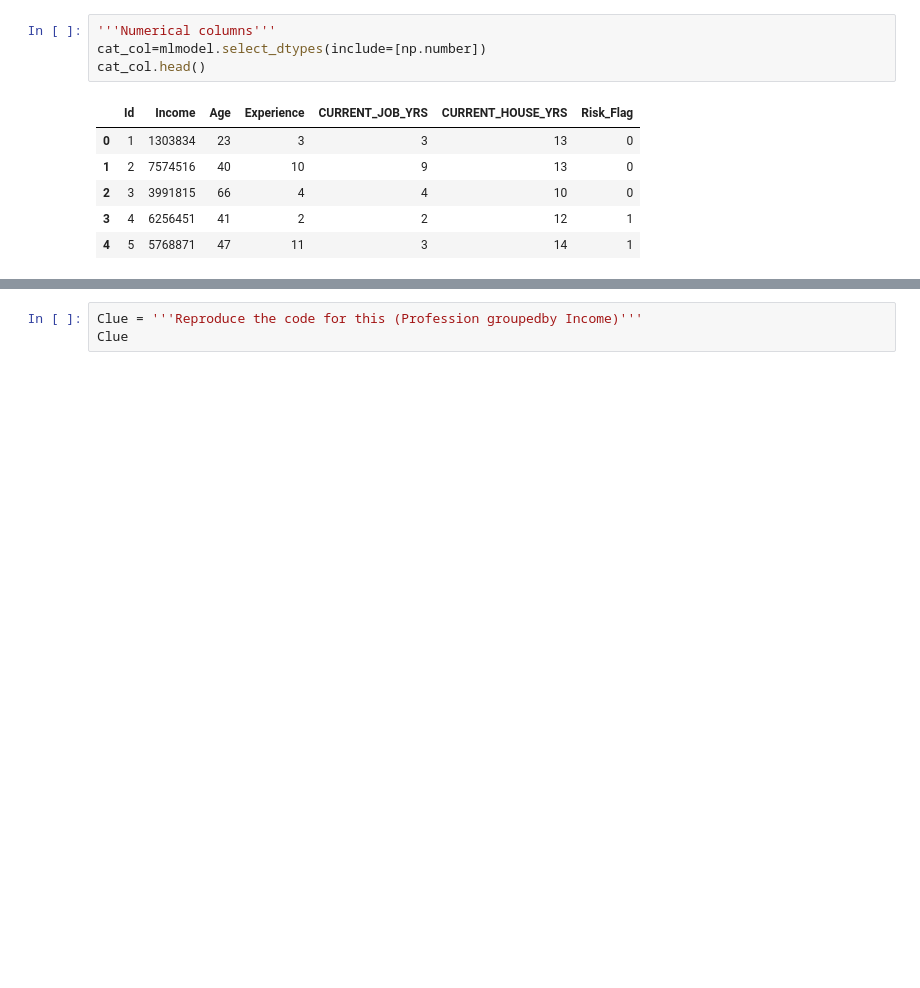
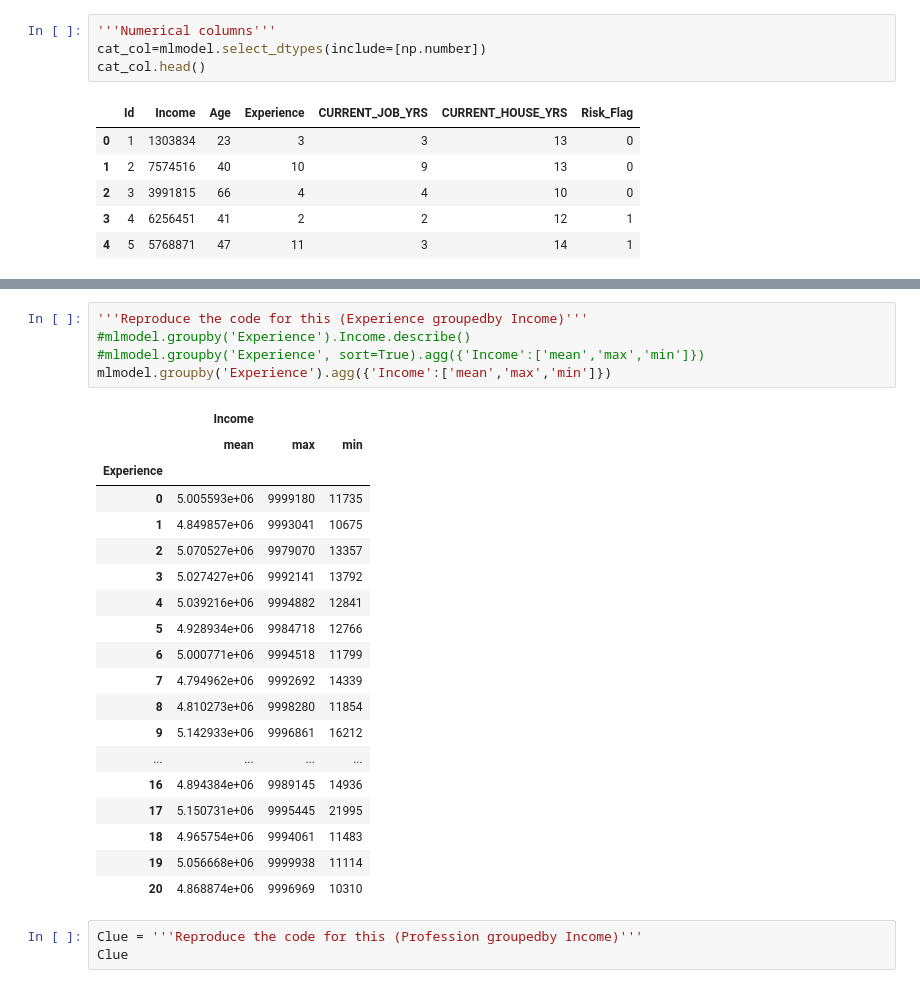
Before and after one commit to fyisa2/ATechSpace, a Jupyter notebook: Final_Assessment.ipynb, the cells around one changed output, grey strips where cells are left out. Saved outputs shown, nothing was run; the diff lists cells and outputs as text; blank space fills up the shorter version.

```diff
--- a/Final_Assessment.ipynb
+++ b/Final_Assessment.ipynb
@@ -175,3 +163,28 @@ cat_col.head()
+# %%
+'''Reproduce the code for this (Experience groupedby Income)'''
+#mlmodel.groupby('Experience').Income.describe()
+#mlmodel.groupby('Experience', sort=True).agg({'Income':['mean','max','min']})
+mlmodel.groupby('Experience').agg({'Income':['mean','max','min']})
+# %% [output]
+|  | Income |  |  |
+|  | mean | max | min |
+| Experience |  |  |  |
+| 0 | 5.005593e+06 | 9999180 | 11735 |
+| 1 | 4.849857e+06 | 9993041 | 10675 |
+| 2 | 5.070527e+06 | 9979070 | 13357 |
+| 3 | 5.027427e+06 | 9992141 | 13792 |
+| 4 | 5.039216e+06 | 9994882 | 12841 |
+| 5 | 4.928934e+06 | 9984718 | 12766 |
+| 6 | 5.000771e+06 | 9994518 | 11799 |
+| 7 | 4.794962e+06 | 9992692 | 14339 |
+| 8 | 4.810273e+06 | 9998280 | 11854 |
+| 9 | 5.142933e+06 | 9996861 | 16212 |
+| ... | ... | ... | ... |
+| 16 | 4.894384e+06 | 9989145 | 14936 |
+| 17 | 5.150731e+06 | 9995445 | 21995 |
+| 18 | 4.965754e+06 | 9994061 | 11483 |
+| 19 | 5.056668e+06 | 9999938 | 11114 |
+| 20 | 4.868874e+06 | 9996969 | 10310 |
 # %%
 Clue = '''Reproduce the code for this (Profession groupedby Income)'''
 Clue
```
Also changed, not shown: parts of 3 cells of this notebook.
